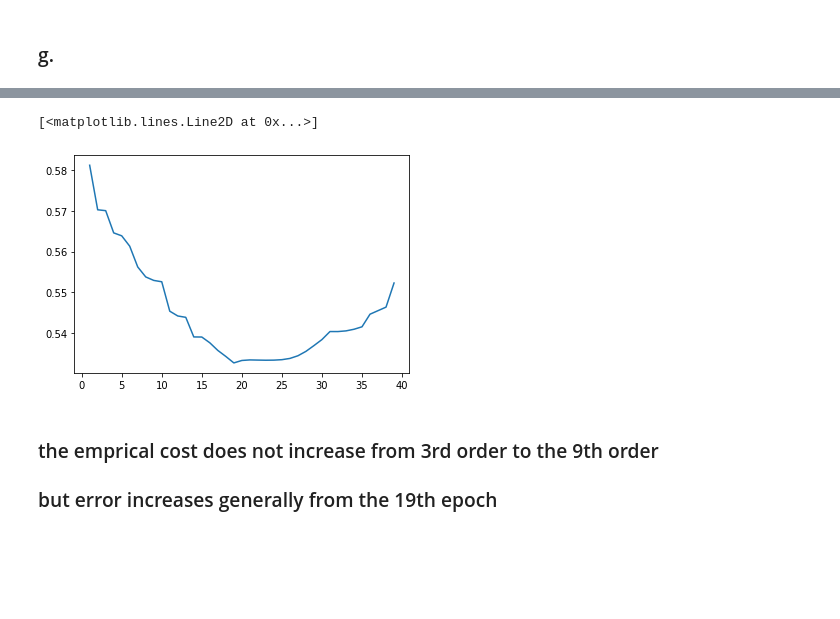
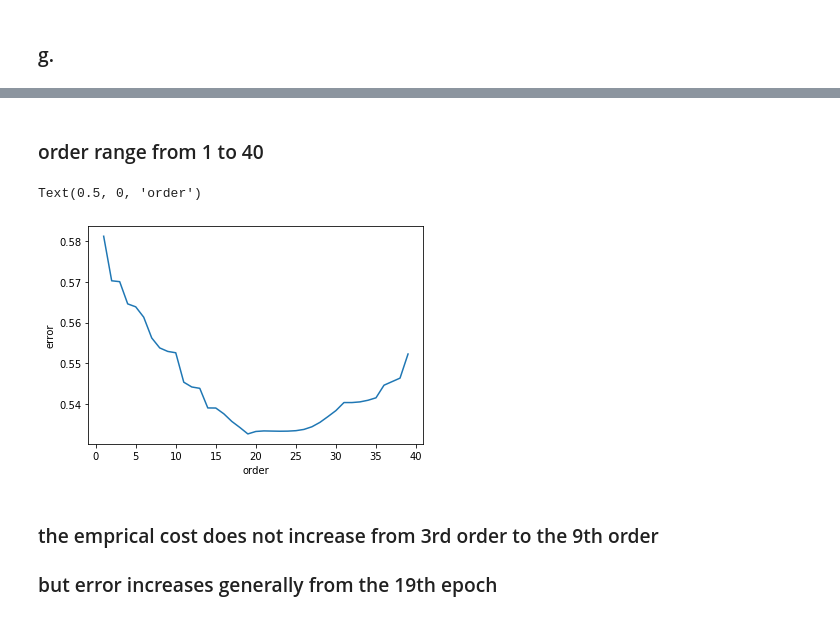
Before and after one commit to Emrys-Hong/SUTD-machine-learning-hw, a Jupyter notebook: Q2.ipynb, the cells around one changed output, grey strips where cells are left out. Drawn from its saved outputs; the diff is of its cells as text; code cells hidden in the pictures; blank space fills up the shorter version.

```diff
--- a/Q2.ipynb
+++ b/Q2.ipynb
@@ -156,10 +166,14 @@ plt.plot(x[:, 0], np.dot(x_order, w), 'r')
+# %% [markdown]
+### order range from 1 to 40
 # %%
 order = 40
 losses = [PolyRegress(x[:, 0], y, i)[1] for i in range(1, order)]
 plt.plot(range(1, order), losses)
+plt.ylabel('error')
+plt.xlabel('order')
 # %% [output]
-[<matplotlib.lines.Line2D at 0x...>]
+Text(0.5, 0, 'order')
-[figure, old version]
+[figure, new version]
 # %% [markdown]
 ### the emprical cost does not increase from 3rd order to the 9th order
 ### but error increases generally from the 19th epoch
```
Also changed, not shown: parts of 5 cells of this notebook.
